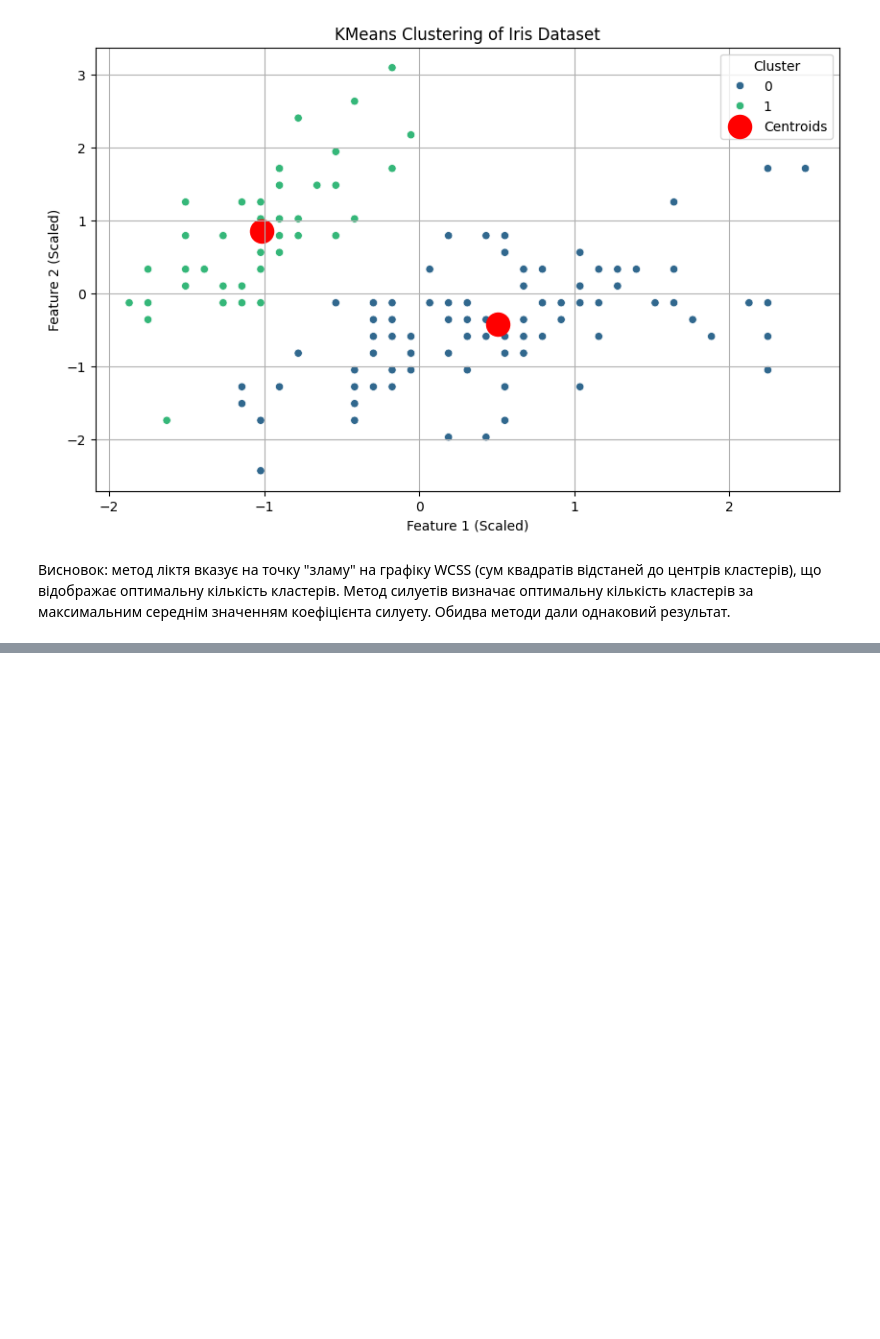
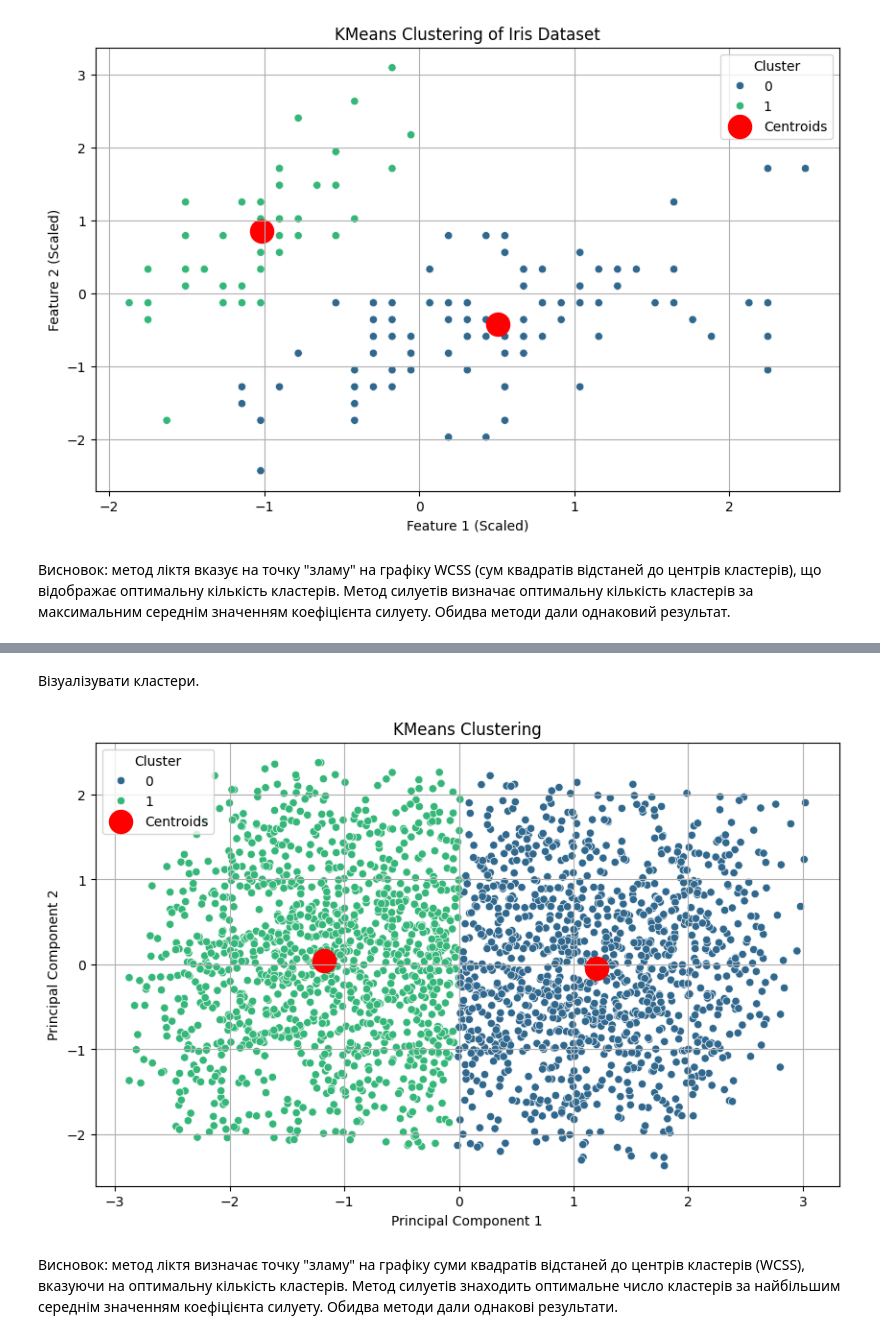
Before and after one commit to yev34/Machine-learning, a Jupyter notebook: Паталашко_лаб5_1.ipynb, the cells around one changed output, grey strips where cells are left out. Drawn from its saved outputs; the diff is of its cells as text; code cells hidden in the pictures; blank space fills up the shorter version.

```diff
--- a/Паталашко_лаб5_1.ipynb
+++ b/Паталашко_лаб5_1.ipynb
@@ -93,0 +338,24 @@ plt.show()
+# %% [markdown]
+Візуалізувати кластери.
+# %%
+from sklearn.decomposition import PCA
+
+pca = PCA(n_components=2)
+X_pca = pca.fit_transform(X_scaled)
+
+kmeans = KMeans(n_clusters=2, init='k-means++', max_iter=300, n_init=10, random_state=42)
+clusters = kmeans.fit_predict(X_pca)
+
+plt.figure(figsize=(10, 6))
+sns.scatterplot(x=X_pca[:, 0], y=X_pca[:, 1], hue=clusters, palette='viridis', legend='full')
+plt.scatter(kmeans.cluster_centers_[:, 0], kmeans.cluster_centers_[:, 1], s=300, c='red', label='Centroids')
+plt.title('KMeans Clustering')
+plt.xlabel('Principal Component 1')
+plt.ylabel('Principal Component 2')
+plt.legend(title='Cluster')
+plt.grid(True)
+plt.show()
+# %% [output]
+[figure, added]
+# %% [markdown]
+Висновок: метод ліктя визначає точку "зламу" на графіку суми квадратів відстаней до центрів кластерів (WCSS), вказуючи на оптимальну кількість кластерів. Метод силуетів знаходить оптимальне число кластерів за найбільшим середнім значенням коефіцієнта силуету. Обидва методи дали однакові результати.
```
Also changed, not shown: parts of 22 cells of this notebook.
